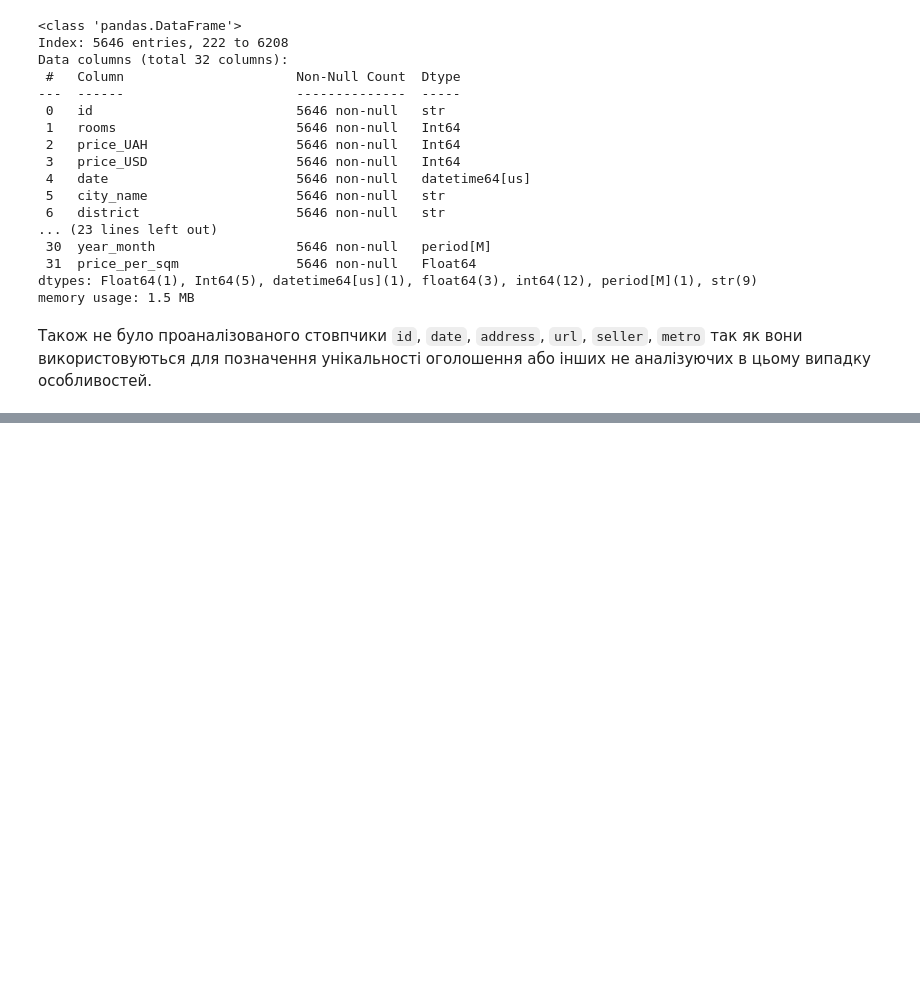
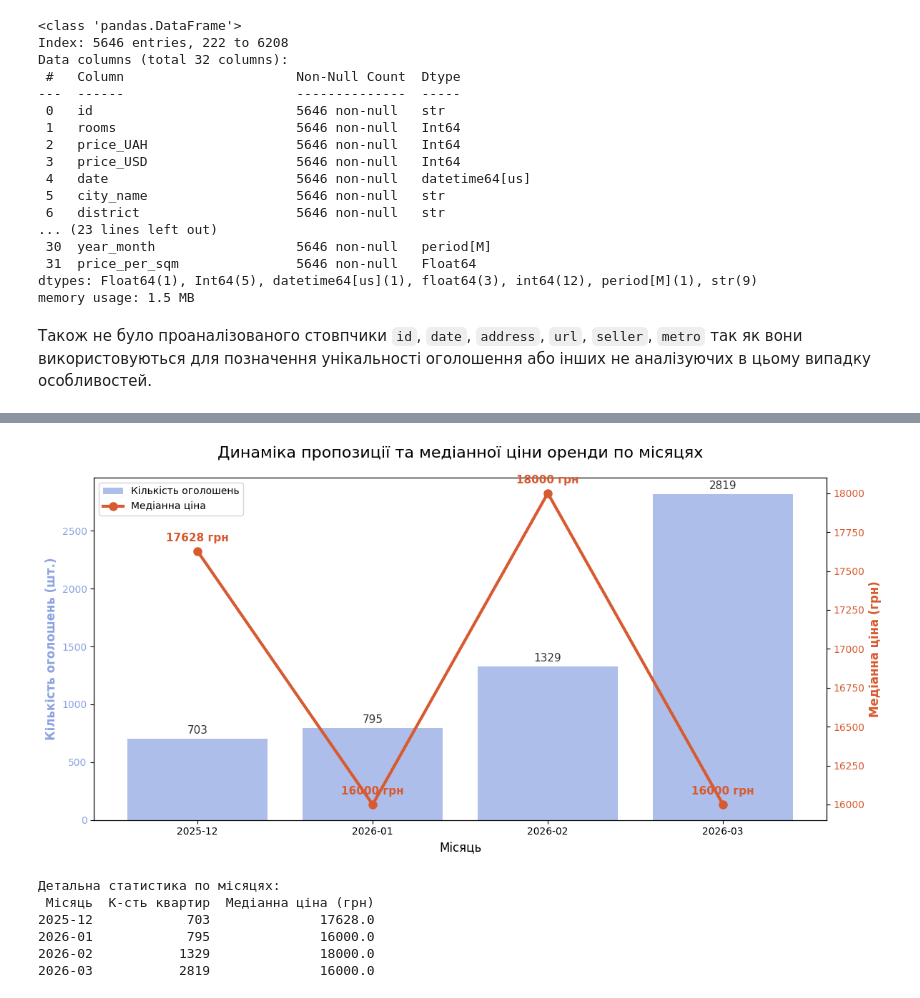
Before and after one commit to kon7drat-illia/Residential-Rental-Market-Analysis, a Jupyter notebook: notebook.ipynb, the cells around one changed output, grey strips where cells are left out. Drawn from its saved outputs; the diff is of its cells as text; code cells hidden in the pictures; blank space fills up the shorter version.

```diff
--- a/notebook.ipynb
+++ b/notebook.ipynb
@@ -951,0 +1023,70 @@ cl_df[cl_df['id'] == 33178598]
+# %%
+
+# 1. Підготовка даних
+# Групуємо дані по місяцях і рахуємо одночасно два показники: 'count' (кількість) і 'median' (медіана)
+monthly_stats = cl_df.groupby('year_month')['price_UAH'].agg(['count', 'median']).reset_index()
+
+# Перетворюємо місяці у звичайний текст (бо matplotlib іноді свариться на спеціальний формат period[M])
+monthly_stats['year_month'] = monthly_stats['year_month'].astype(str)
+
+# 2. Будуємо графік
+fig, ax1 = plt.subplots(figsize=(12, 6))
+
+# --- ПЕРША ВІСЬ (Стовпчики: Кількість оголошень) ---
+color_count = '#8CA3E2' # М'який синій колір
+ax1.bar(monthly_stats['year_month'], monthly_stats['count'], color=color_count, alpha=0.7, label='Кількість оголошень')
+
+ax1.set_xlabel('Місяць', fontsize=12)
+ax1.set_ylabel('Кількість оголошень (шт.)', color=color_count, fontsize=12, fontweight='bold')
+ax1.tick_params(axis='y', labelcolor=color_count)
+
+# Додаємо цифри кількості прямо на стовпчики (використовуємо наш новий улюблений метод)
+ax1.bar_label(ax1.containers[0], padding=3, color='#333333', fontsize=11)
+
+
+# --- ДРУГА ВІСЬ (Лінія: Медіанна ціна) ---
+# МАГІЯ ТУТ: ax1.twinx() створює другу вісь Y, яка ділить ту саму вісь X (місяці)
+ax2 = ax1.twinx()
+color_price = '#D85A30' # Контрастний помаранчевий/червоний колір
+
+# Малюємо лінію цін поверх стовпчиків
+ax2.plot(monthly_stats['year_month'], monthly_stats['median'], color=color_price,
+         marker='o', linewidth=3, markersize=8, label='Медіанна ціна')
+
+ax2.set_ylabel('Медіанна ціна (грн)', color=color_price, fontsize=12, fontweight='bold')
+ax2.tick_params(axis='y', labelcolor=color_price)
+
+# Додаємо точні цифри цін над точками лінії
+for i, price in enumerate(monthly_stats['median']):
+    ax2.annotate(f"{int(price)} грн",
+                 (i, price),
+                 textcoords="offset points",
+                 xytext=(0, 10), # Трохи піднімаємо текст над точкою
+                 ha='center', fontsize=11, color=color_price, fontweight='bold')
+
+
+# --- КОСМЕТИКА ---
+plt.title('Динаміка пропозиції та медіанної ціни оренди по місяцях', fontsize=16, pad=20)
+
+# Збираємо легенду з обох осей до купи, щоб було красиво
+lines_1, labels_1 = ax1.get_legend_handles_labels()
+lines_2, labels_2 = ax2.get_legend_handles_labels()
+ax1.legend(lines_1 + lines_2, labels_1 + labels_2, loc='upper left')
+
+# Вимикаємо сітку на другій осі, щоб лінії не перетиналися і не робили "кашу"
+ax2.grid(False)
+
+plt.tight_layout()
+plt.show()
+
+# Виводимо табличку для підтвердження
+print("\nДетальна статистика по місяцях:")
+print(monthly_stats.rename(columns={'year_month': 'Місяць', 'count': 'К-сть квартир', 'median': 'Медіанна ціна (грн)'}).to_string(index=False))
+# %% [output]
+[figure, added]
+Детальна статистика по місяцях:
+ Місяць  К-сть квартир  Медіанна ціна (грн)
+2025-12            703              17628.0
+2026-01            795              16000.0
+2026-02           1329              18000.0
+2026-03           2819              16000.0
```
Also changed, not shown: parts of 6 cells of this notebook, 2 other files.
